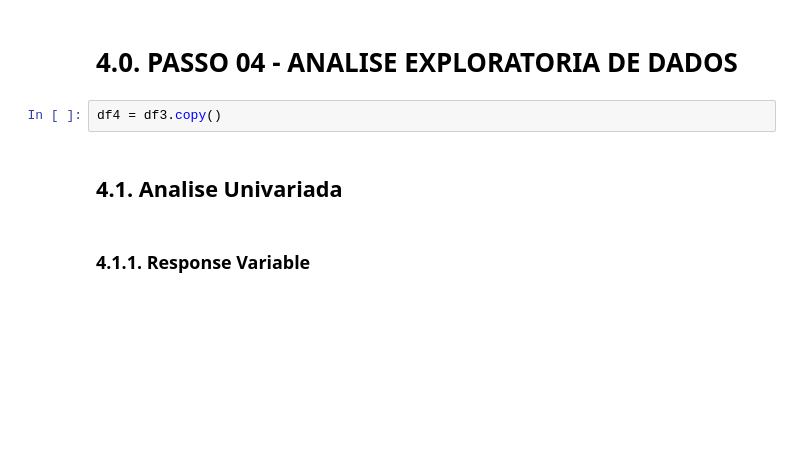
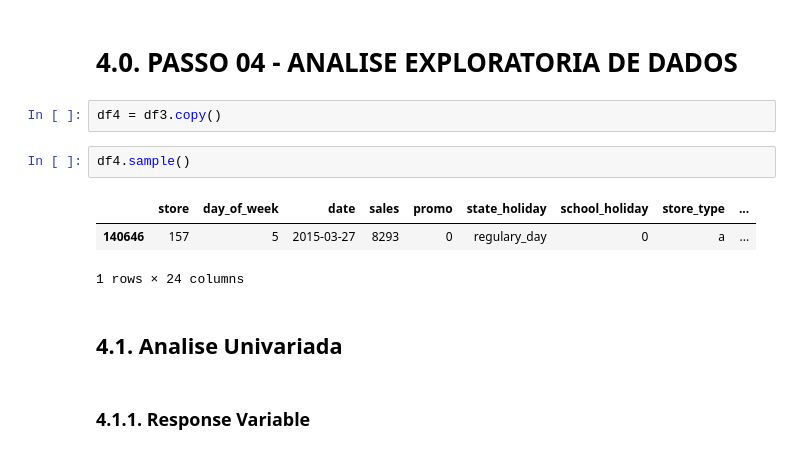
Before and after one commit to TrellixVulnTeam/DsEmProducao_VDBH, a Jupyter notebook: notebooks/m04_v01_store_sales_prediction.ipynb, the cells around one changed output. Cells and saved outputs as stored; diff of their text form; blank space fills up the shorter version.

```diff
--- a/notebooks/m04_v01_store_sales_prediction.ipynb
+++ b/notebooks/m04_v01_store_sales_prediction.ipynb
@@ -379,6 +392,12 @@ df3.head()
 # 4.0. PASSO 04 -  ANALISE EXPLORATORIA DE DADOS
 # %%
 df4 = df3.copy()
+# %%
+df4.sample()
+# %% [output]
+|  | store | day_of_week | date | sales | promo | state_holiday | school_holiday | store_type | ... |
+| 140646 | 157 | 5 | 2015-03-27 | 8293 | 0 | regulary_day | 0 | a | ... |
+1 rows × 24 columns
 # %% [markdown]
 ## 4.1. Analise Univariada
 # %% [markdown]
```
Also changed, not shown: parts of 13 cells of this notebook.
